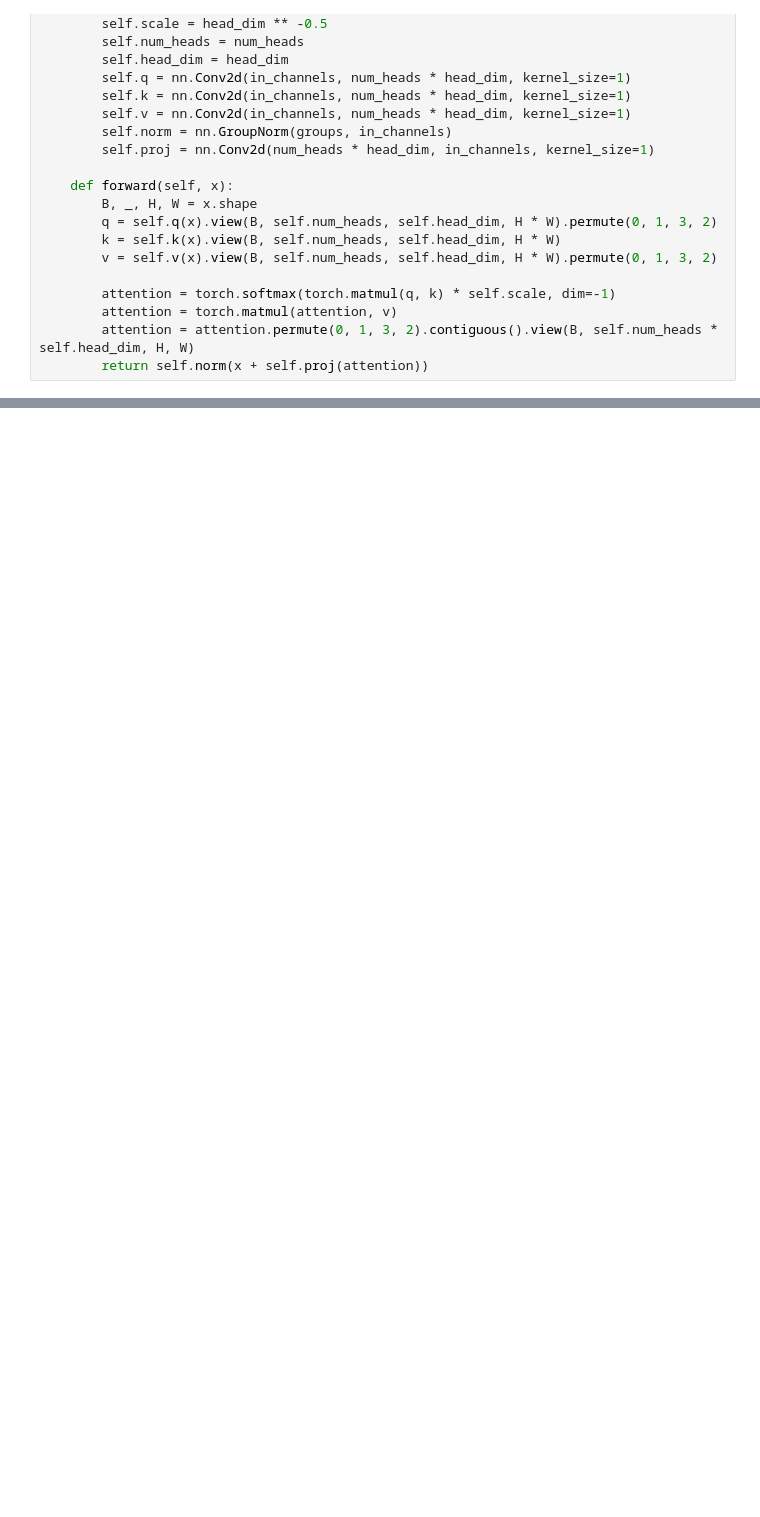
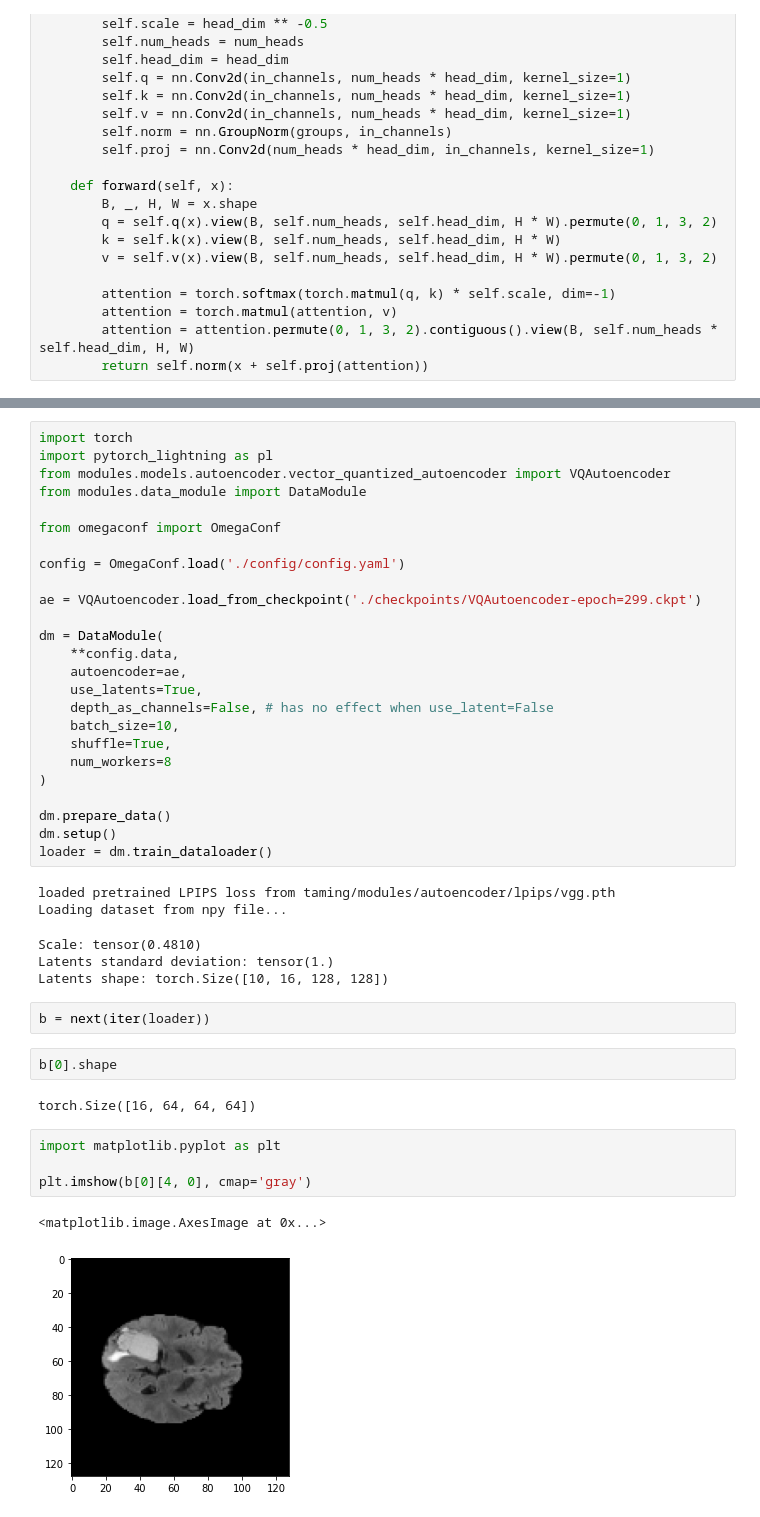
Before and after one commit to Arksyd96/cross_correlation_ldm, a Jupyter notebook: test.ipynb, the cells around one changed output, grey strips where cells are left out. Cells and saved outputs as stored; diff of their text form; blank space fills up the shorter version.

Commit message:
3d latents

```diff
--- a/test.ipynb
+++ b/test.ipynb
@@ -49,0 +48,44 @@ AssertionError: was expecting embedding dimension of 256, but got 262144
+# %%
+import torch
+import pytorch_lightning as pl
+from modules.models.autoencoder.vector_quantized_autoencoder import VQAutoencoder
+from modules.data_module import DataModule
+
+from omegaconf import OmegaConf
+
+config = OmegaConf.load('./config/config.yaml')
+
+ae = VQAutoencoder.load_from_checkpoint('./checkpoints/VQAutoencoder-epoch=299.ckpt')
+
+dm = DataModule(
+    **config.data,
+    autoencoder=ae,
+    use_latents=True,
+    depth_as_channels=False, # has no effect when use_latent=False
+    batch_size=10,
+    shuffle=True,
+    num_workers=8
+)
+
+dm.prepare_data()
+dm.setup()
+loader = dm.train_dataloader()
+# %% [output]
+loaded pretrained LPIPS loss from taming/modules/autoencoder/lpips/vgg.pth
+Loading dataset from npy file...
+Scale: tensor(0.4810)
+Latents standard deviation: tensor(1.)
+Latents shape: torch.Size([10, 16, 128, 128])
+# %%
+b = next(iter(loader))
+# %%
+b[0].shape
+# %% [output]
+torch.Size([16, 64, 64, 64])
+# %%
+import matplotlib.pyplot as plt
+
+plt.imshow(b[0][4, 0], cmap='gray')
+# %% [output]
+<matplotlib.image.AxesImage at 0x...>
+[figure, added]
```
Also changed, not shown: parts of 5 cells of this notebook, 9 other files.
